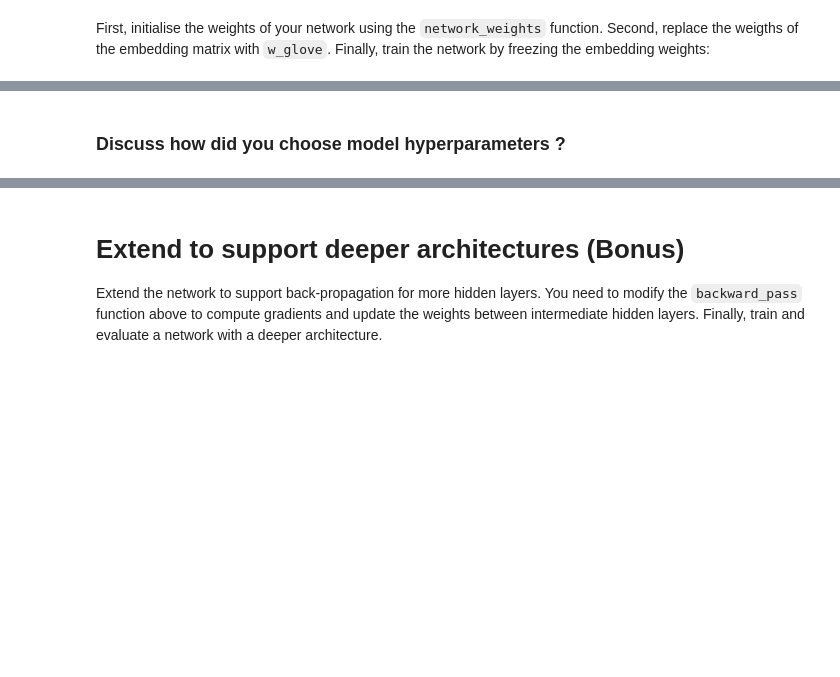
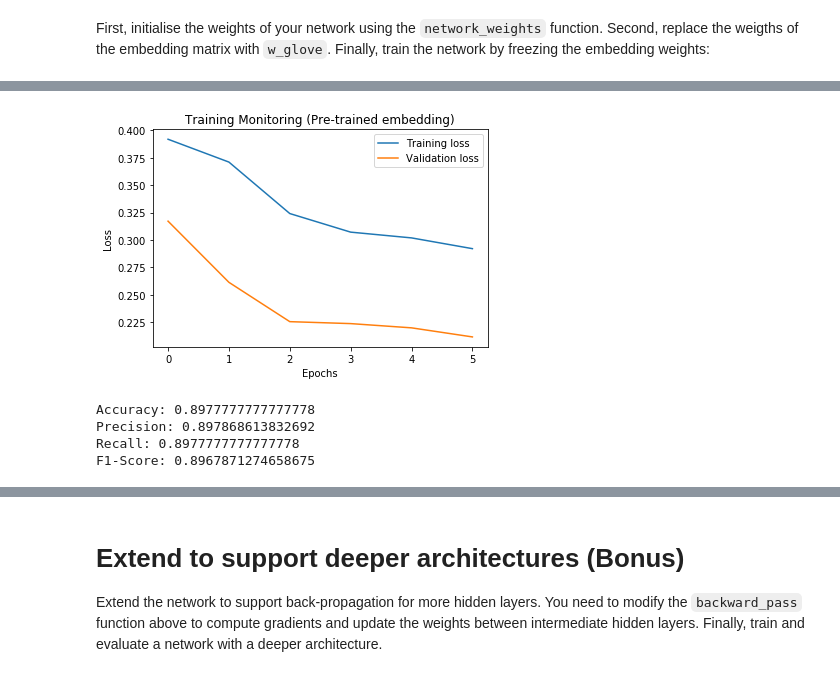
Before and after one commit to acb16zje/com4513, a Jupyter notebook: Assignment 2/assignment2_nn_text_clf.ipynb, the cells around one changed output, grey strips where cells are left out. Drawn from its saved outputs; the diff is of its cells as text; code cells hidden in the pictures; blank space fills up the shorter version.

```diff
--- a/Assignment 2/assignment2_nn_text_clf.ipynb
+++ b/Assignment 2/assignment2_nn_text_clf.ipynb
@@ -251,2 +281,0 @@ W_out: (10, 2)
-# %%
-W = network_weights(vocab_size=3,embedding_dim=4,hidden_dim=[2], num_classes=2)
@@ -469,7 +747,16 @@ Now re-train the network using GloVe pre-trained embeddings. You need to modify
 Use the function below to obtain the embedding martix for your vocabulary.
 # %%
 def get_glove_embeddings(f_zip, f_txt, word2id, emb_size=300):
+    """
+    Args:
+        f_zip: The compressed zip file
+        f_txt: The text file containing the embeddings
+        word2id: The word to vocabulary ID dictionary
+        emb_size: The size of the word embeddings
 
+    Returns:
+        Weights for the embedding layer
+    """
     w_emb = np.zeros((len(word2id), emb_size))
 
     with zipfile.ZipFile(f_zip) as z:
@@ -480,9 +767,29 @@ def get_glove_embeddings(f_zip, f_txt, word2id, emb_size=300):
 
                 if word in vocab:
                     emb = np.array(line.strip('\n').split()[1:]).astype(np.float32)
-                    w_emb[word2id[word]] +=emb
+                    w_emb[word2id[word]] += emb
     return w_emb
 # %%
-w_glove = get_glove_embeddings("glove.840B.300d.zip","glove.840B.300d.txt",word2id)
+w_glove = get_glove_embeddings("glove.840B.300d.zip", "glove.840B.300d.txt",
+                               word_to_vocab_id)
 # %% [markdown]
 First, initialise the weights of your network using the `network_weights` function. Second, replace the weigths of the embedding matrix with `w_glove`. Finally, train the network by freezing the embedding weights:
+# %%
+W = network_weights(vocab_size=len(vocab),
+                    embedding_dim=300,
+                    num_classes=3)
+W[0] = w_glove
+
+
+for i in range(len(W)):
+    print(f'Shape W{i} {W[i].shape}')
+
+W, tr_loss, dev_loss = SGD(X_tr=topic_train_ids,
+                           Y_tr=topic_train_labels,
+                           W=W,
+                           X_dev=topic_dev_ids,
+                           Y_dev=topic_dev_labels,
+                           lr=0.1,
+                           dropout=0.2,
+                           freeze_emb=True,
+                           epochs=100)
@@ -489,8 +805,26 @@ First, initialise the weights of your network using the `network_weights` functi
+# %%
+plt.plot(tr_loss, label='Training loss')
+plt.plot(dev_loss, label='Validation loss')
+
+plt.xlabel('Epochs')
+plt.ylabel('Loss')
+plt.title('Training Monitoring (Pre-trained embedding)')
+
+plt.legend()
+plt.show()
+# %% [output]
+[figure, added]
 # %%
-preds_te = [np.argmax(forward_pass(x, W, dropout_rate=0.0)['y']) for x,y in zip(X_te,Y_te)]
-print('Accuracy:', accuracy_score(Y_te,preds_te))
-print('Precision:', precision_score(Y_te,preds_te,average='macro'))
-print('Recall:', recall_score(Y_te,preds_te,average='macro'))
-print('F1-Score:', f1_score(Y_te,preds_te,average='macro'))
+preds_te = [np.argmax(forward_pass(x, W, dropout_rate=0.0)['y'])
+            for x, y in zip(topic_test_ids, topic_test_labels)]
+args = topic_test_labels, preds_te
+
+print('Accuracy:', accuracy_score(*args))
+print('Precision:', precision_score(*args, average='macro'))
+print('Recall:', recall_score(*args, average='macro'))
+print('F1-Score:', f1_score(*args, average='macro'))
+# %% [output]
+Accuracy: 0.8977777777777778
+Precision: 0.897868613832692
+Recall: 0.8977777777777778
+F1-Score: 0.8967871274658675
-# %% [markdown]
-### Discuss how did you choose model hyperparameters ?
```
Also changed, not shown: parts of 50 cells of this notebook, 5 other files.
